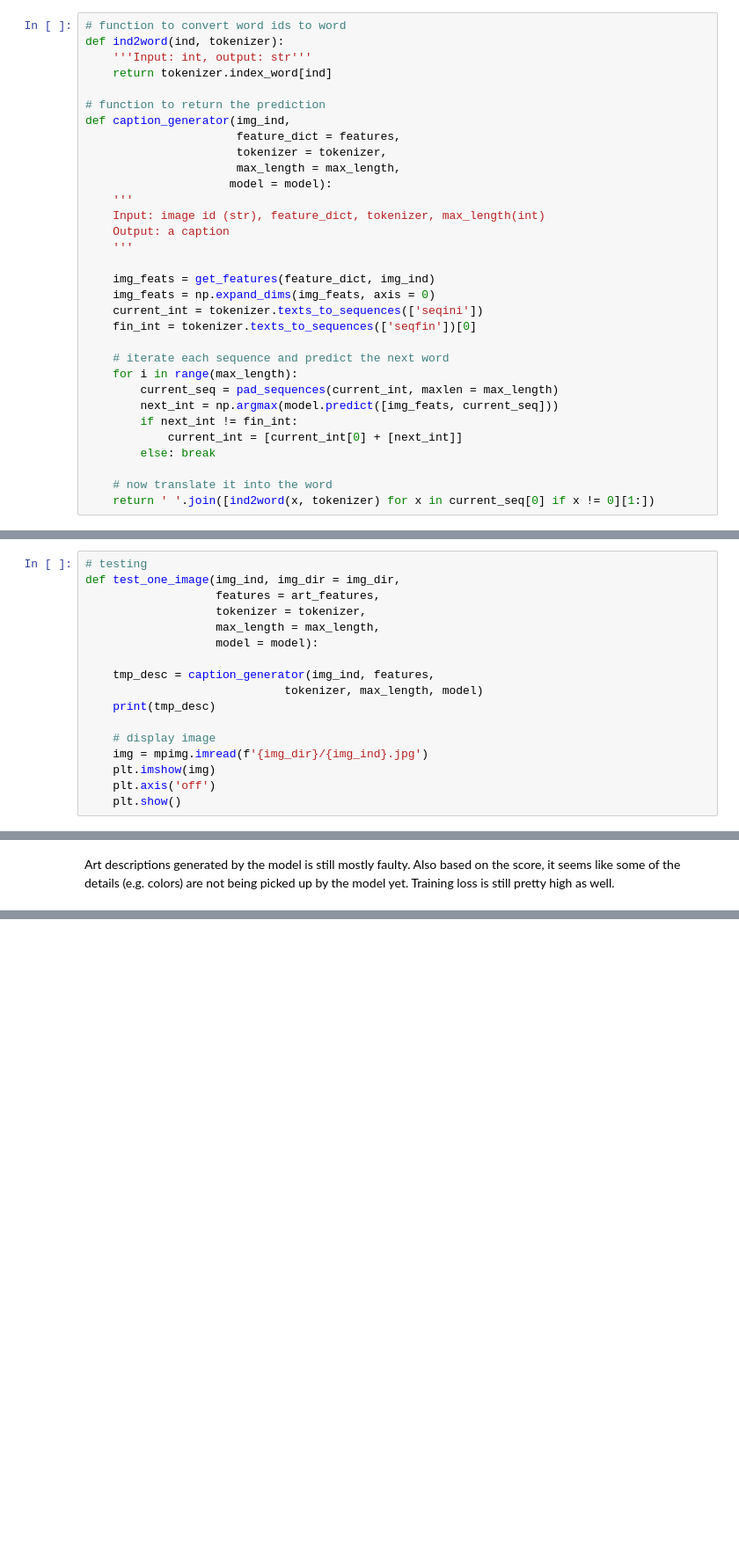
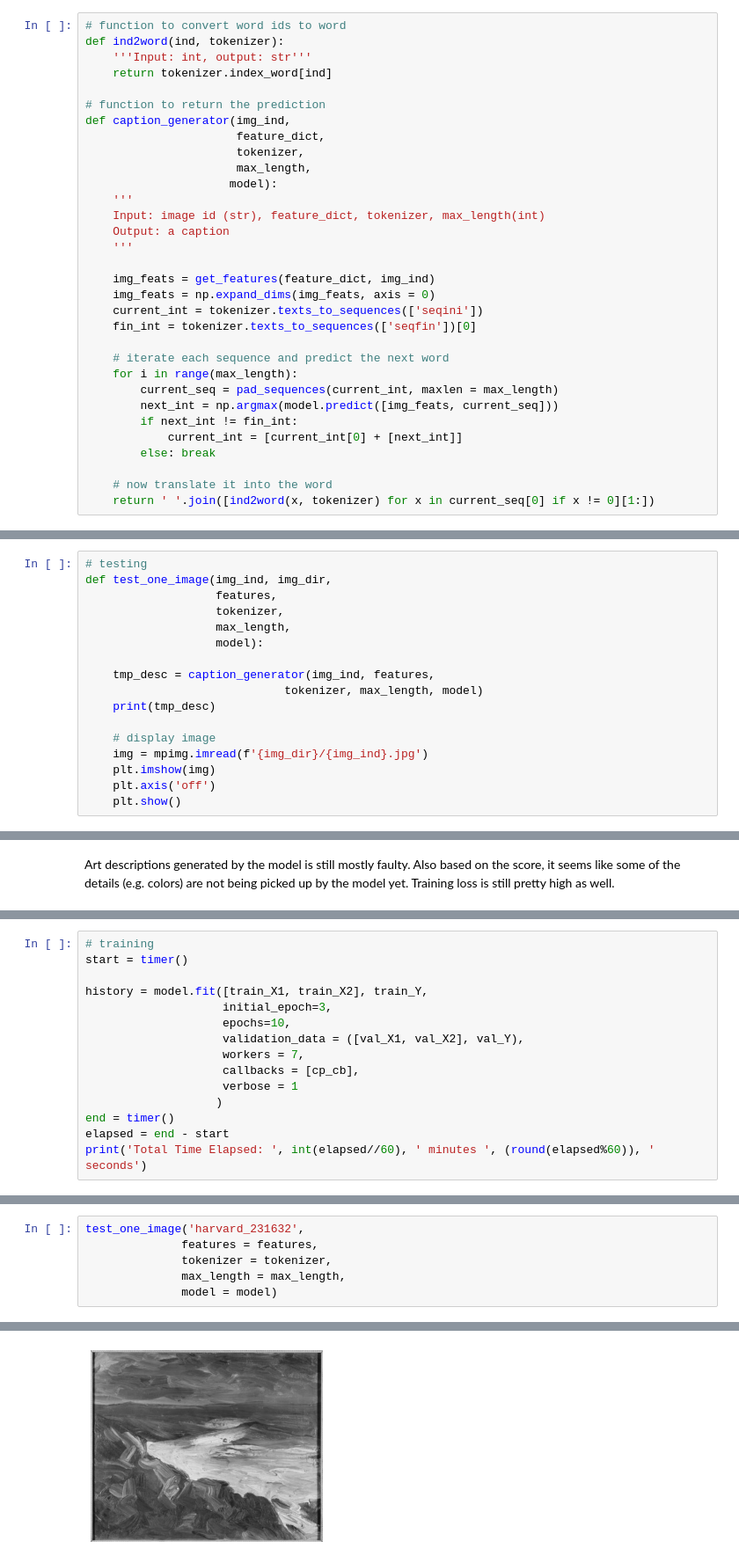
Before and after one commit to stereopickle/art_title_generator, a Jupyter notebook: 030.Model_1.ipynb, the cells around one changed output, grey strips where cells are left out. Shown at 88% size. Saved outputs shown, nothing was run; the diff lists cells and outputs as text; blank space fills up the shorter version.

```diff
--- a/030.Model_1.ipynb
+++ b/030.Model_1.ipynb
@@ -406,10 +406,10 @@ def ind2word(ind, tokenizer):
 
 # function to return the prediction
 def caption_generator(img_ind,
-                      feature_dict = features,
-                      tokenizer = tokenizer,
-                      max_length = max_length,
-                     model = model):
+                      feature_dict,
+                      tokenizer,
+                      max_length,
+                     model):
     '''
     Input: image id (str), feature_dict, tokenizer, max_length(int)
     Output: a caption
@@ -513,11 +512,11 @@ Not super great, but it's not terrible. Usually 1-gram BLEU for decent performan
 As a baseline, let's see how this model that is not trained on artworks do on artwork.
 # %%
 # testing
-def test_one_image(img_ind, img_dir = img_dir,
-                   features = art_features,
-                   tokenizer = tokenizer,
-                   max_length = max_length,
-                   model = model):
+def test_one_image(img_ind, img_dir,
+                   features,
+                   tokenizer,
+                   max_length,
+                   model):
 
     tmp_desc = caption_generator(img_ind, features,
                              tokenizer, max_length, model)
@@ -1072,0 +1101,15 @@ plot_model(model, to_file='PNG/iter6_arch.png')
+# %%
+# training
+start = timer()
+
+history = model.fit([train_X1, train_X2], train_Y,
+                    initial_epoch=3,
+                    epochs=10,
+                    validation_data = ([val_X1, val_X2], val_Y),
+                    workers = 7,
+                    callbacks = [cp_cb],
+                    verbose = 1
+                   )
+end = timer()
+elapsed = end - start
+print('Total Time Elapsed: ', int(elapsed//60), ' minutes ', (round(elapsed%60)), ' seconds')
@@ -1072,0 +1138,7 @@ plot_model(model, to_file='PNG/iter6_arch.png')
+# %%
+test_one_image('harvard_231632',
+              features = features,
+              tokenizer = tokenizer,
+              max_length = max_length,
+              model = model)
+# %% [output]
@@ -1072,0 +1146 @@ plot_model(model, to_file='PNG/iter6_arch.png')
+[figure, added]
```
Also changed, not shown: parts of 48 cells of this notebook.
